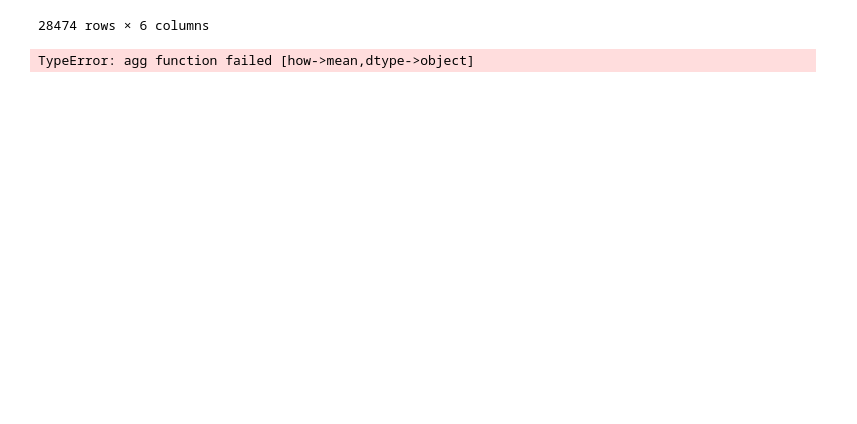
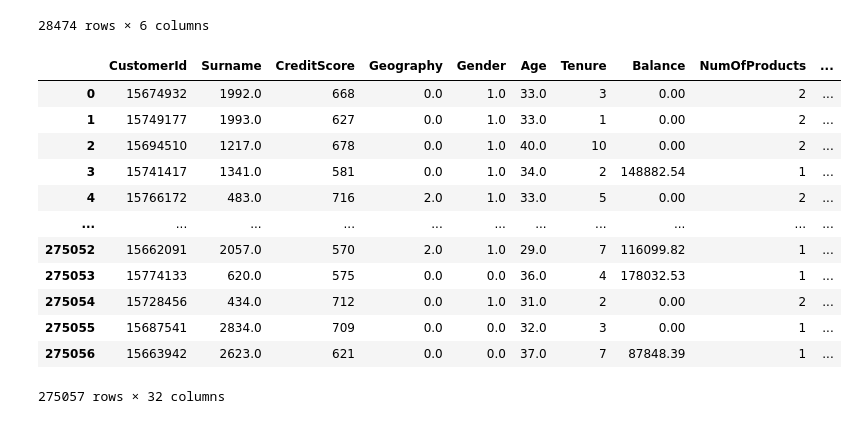
Before and after one commit to timothyafolami/kaggle-playground-series-2024, a Jupyter notebook: code.ipynb, the cells around one changed output. Cells and saved outputs as stored; diff of their text form; code cells hidden in the pictures; blank space fills up the shorter version.

```diff
--- a/code.ipynb
+++ b/code.ipynb
@@ -360,11 +383,22 @@ average_features
 | 15815670 | 850.000000 | 28.000000 | 2.000000 | 131355.800000 | 1.000000 | ... |
 | 15815690 | 649.812500 | 38.437500 | 5.000000 | 72600.040000 | 1.375000 | ... |
 28474 rows × 6 columns
-# %%
-categorical_features = df.groupby('CustomerId').agg({
-    'Surname': ['mean', 'mode', 'median', 'std', 'var'],
-    'Geography': ['mean', 'mode', 'median', 'std', 'var'],
-    'Gender': ['mean', 'mode', 'median', 'std', 'var']
-}).rename(columns=lambda x: f'{x[0]}_{x[1]}')
-# %% [output]
-TypeError: agg function failed [how->mean,dtype->object]
+# %%
+enriched_df = pd.concat([max_features, min_features, average_features], axis=1)
+final_df = df.merge(enriched_df, how='left', on='CustomerId')
+# %%
+final_df
+# %% [output]
+|  | CustomerId | Surname | CreditScore | Geography | Gender | Age | Tenure | Balance | NumOfProducts | ... |
+| 0 | 15674932 | 1992.0 | 668 | 0.0 | 1.0 | 33.0 | 3 | 0.00 | 2 | ... |
+| 1 | 15749177 | 1993.0 | 627 | 0.0 | 1.0 | 33.0 | 1 | 0.00 | 2 | ... |
+| 2 | 15694510 | 1217.0 | 678 | 0.0 | 1.0 | 40.0 | 10 | 0.00 | 2 | ... |
+| 3 | 15741417 | 1341.0 | 581 | 0.0 | 1.0 | 34.0 | 2 | 148882.54 | 1 | ... |
+| 4 | 15766172 | 483.0 | 716 | 2.0 | 1.0 | 33.0 | 5 | 0.00 | 2 | ... |
+| ... | ... | ... | ... | ... | ... | ... | ... | ... | ... | ... |
+| 275052 | 15662091 | 2057.0 | 570 | 2.0 | 1.0 | 29.0 | 7 | 116099.82 | 1 | ... |
+| 275053 | 15774133 | 620.0 | 575 | 0.0 | 0.0 | 36.0 | 4 | 178032.53 | 1 | ... |
+| 275054 | 15728456 | 434.0 | 712 | 0.0 | 1.0 | 31.0 | 2 | 0.00 | 2 | ... |
+| 275055 | 15687541 | 2834.0 | 709 | 0.0 | 0.0 | 32.0 | 3 | 0.00 | 1 | ... |
+| 275056 | 15663942 | 2623.0 | 621 | 0.0 | 0.0 | 37.0 | 7 | 87848.39 | 1 | ... |
+275057 rows × 32 columns
```
Also changed, not shown: parts of 34 cells of this notebook, 1 other file.
